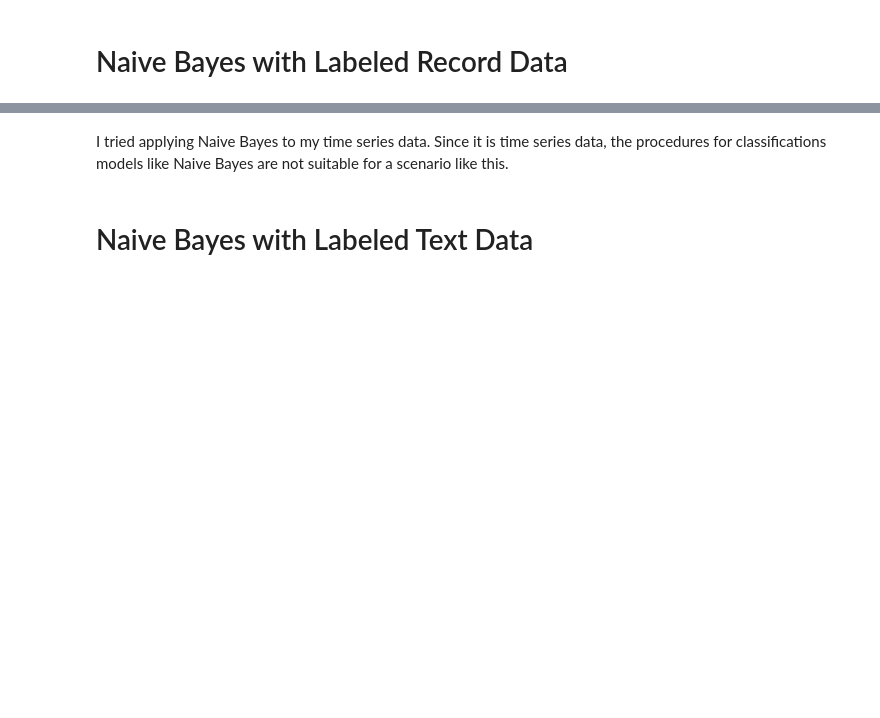
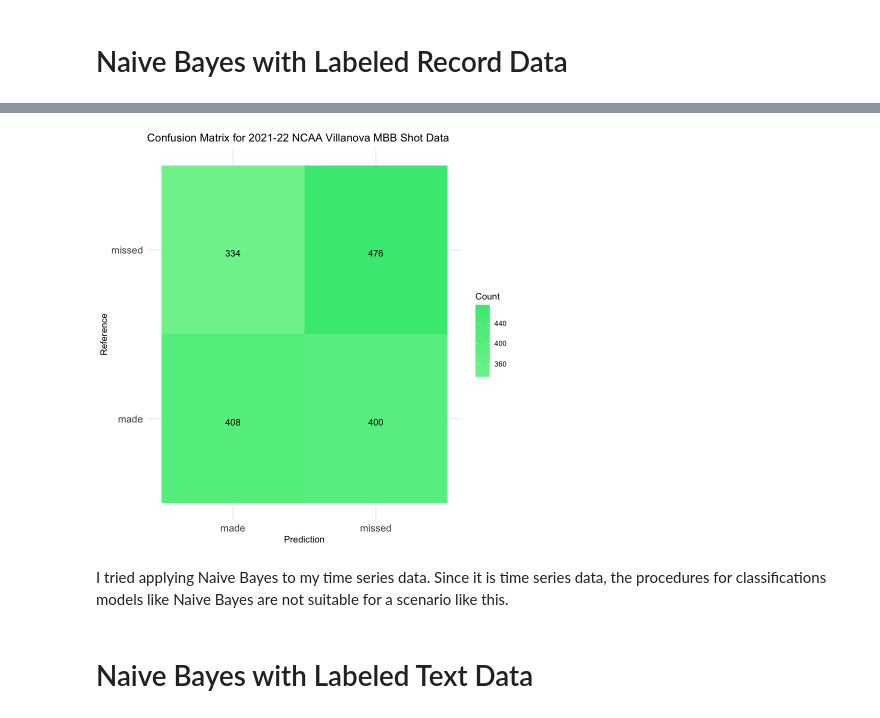
Before and after one commit to anly501/dsan-5000-project-wmcgloin, a Jupyter notebook: website/naive_bayes.ipynb, the cells around one changed output, grey strips where cells are left out. Drawn from its saved outputs; the diff is of its cells as text; code cells hidden in the pictures; blank space fills up the shorter version.

```diff
--- a/website/naive_bayes.ipynb
+++ b/website/naive_bayes.ipynb
@@ -25,3 +234,29 @@ The purpose of this page is to implement Naïve Bayes classification on a variet
+# %%
+#using ggplot
+
+# Create the confusion matrix data
+conf_matrix_data <- data.frame(
+  Prediction = c("missed", "made", "missed", "made"),
+  Reference = c("missed", "missed", "made", "made"),
+  Count = c(476, 334, 400, 408)
+)
+
+# Create the ggplot
+gg <- ggplot(data = conf_matrix_data, aes(x = Prediction, y = Reference)) +
+  geom_tile(aes(fill = Count)) +
+  geom_text(aes(label = Count), vjust = 1) +
+  scale_fill_gradient(low = "#7cf09b", high = "#3ee882") +
+  labs(
+    x = "Prediction",
+    y = "Reference",
+    fill = "Count"
+  ) +
+  theme_minimal() +
+  theme(axis.text = element_text(size = 12))
+
+gg + ggtitle("Confusion Matrix for 2021-22 NCAA Villanova MBB Shot Data")
+# %% [output]
+[figure, added]
 # %% [markdown]
 I tried applying Naive Bayes to my time series data. Since it is time series data, the procedures for classifications models like Naive Bayes are not suitable for a scenario like this.
 # %% [markdown]
```
Also changed, not shown: parts of 18 cells of this notebook, 8 other files.
